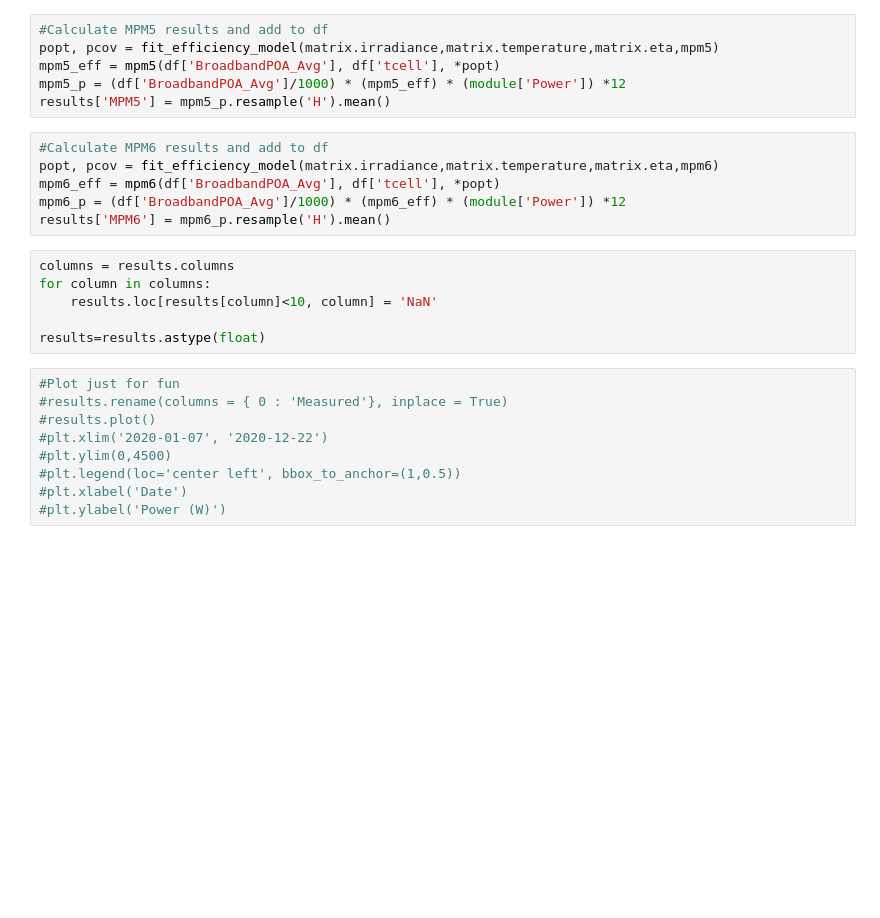
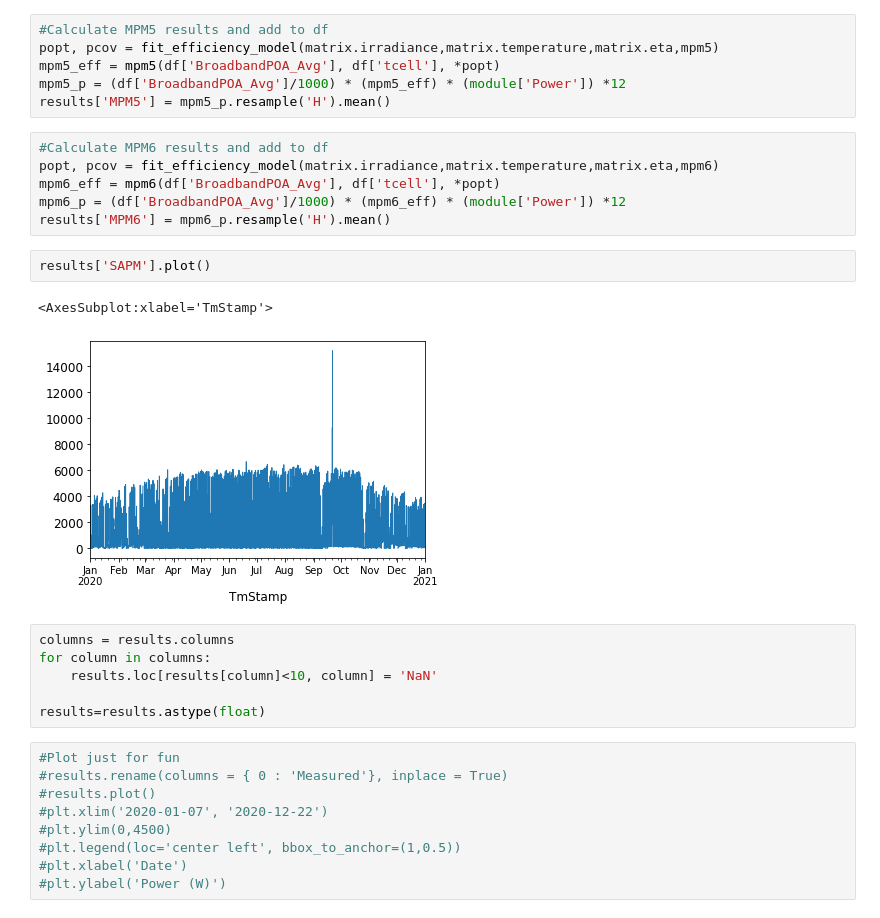
Before and after one commit to lmdeville/PV-Modeling, a Jupyter notebook: PVLT/PVLT.ipynb, the cells around one changed output. Saved outputs shown, nothing was run; the diff lists cells and outputs as text; blank space fills up the shorter version.

```diff
--- a/PVLT/PVLT.ipynb
+++ b/PVLT/PVLT.ipynb
@@ -167,6 +172,11 @@ popt, pcov = fit_efficiency_model(matrix.irradiance,matrix.temperature,matrix.et
 mpm6_eff = mpm6(df['BroadbandPOA_Avg'], df['tcell'], *popt)
 mpm6_p = (df['BroadbandPOA_Avg']/1000) * (mpm6_eff) * (module['Power']) *12
 results['MPM6'] = mpm6_p.resample('H').mean()
+# %%
+results['SAPM'].plot()
+# %% [output]
+<AxesSubplot:xlabel='TmStamp'>
+[figure, added]
 # %%
 columns = results.columns
 for column in columns:
```
Also changed, not shown: parts of 5 cells of this notebook, 1 other file.
